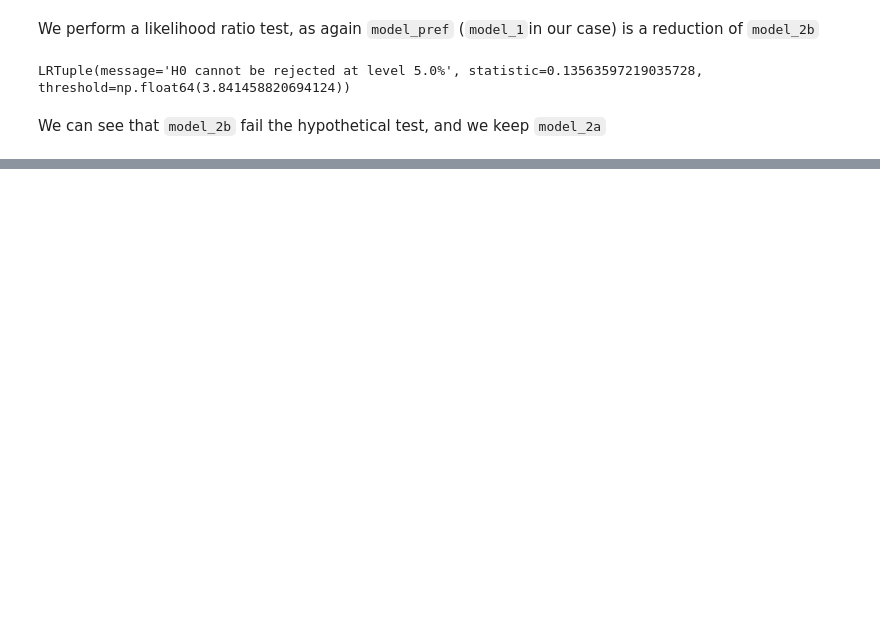
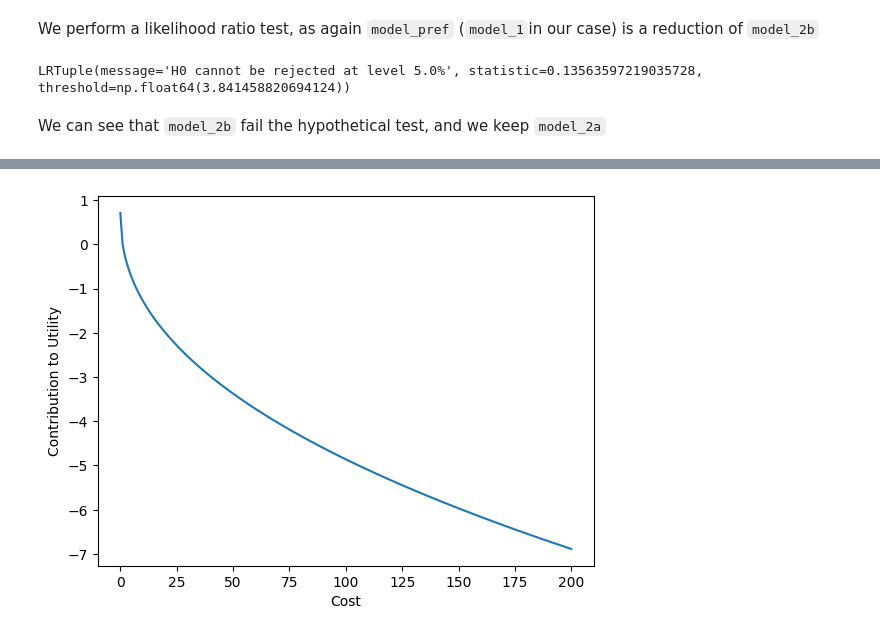
Before and after one commit to merlebleue/MMB2024-Project-Group09, a Jupyter notebook: project_group09.ipynb, the cells around one changed output, grey strips where cells are left out. Cells and saved outputs as stored; diff of their text form; code cells hidden in the pictures; blank space fills up the shorter version.

Commit message:
Have done model 3

```diff
--- a/project_group09.ipynb
+++ b/project_group09.ipynb
@@ -363,0 +370,25 @@ results_pref = results_2a
+# %%
+lambda_boxcox = Beta('lambda_boxcox', 1, -10, 10, 0)
+boxcox_cost_tp = boxcox(cost_transit, lambda_boxcox)
+boxcox_cost_driving = boxcox(cost_driving, lambda_boxcox)
+
+V_pt = seg_asc_pt + beta_cost * boxcox_cost_tp + beta_time_pt * dur_pt
+V_driving = seg_asc_driving + beta_cost * boxcox_cost_driving + beta_time_driving * dur_driving
+V_cycling = seg_asc_cycling + beta_time_cycling * dur_cycling
+V_walking = beta_time_walking * dur_walking # Note that asc_walking has been fixed to 0
+
+V = {
+    1: V_walking,
+    2: V_cycling,
+    3: V_pt,
+    4 : V_driving
+}
+
+logprob = loglogit(V, av=None, i=travel_mode)
+
+biogeme_3 = bio.BIOGEME(database, logprob)
+biogeme_3.modelName = "MODEL_3"
+
+results_3 = biogeme_3.estimate()
+print(results_3.print_general_statistics())
+results_3.get_estimated_parameters()
@@ -363,0 +421,15 @@ results_pref = results_2a
+# %%
+# Check impact on the utility
+import numpy as np
+
+lamda = results_3.get_beta_values()["lambda_boxcox"]
+xx = np.linspace(0, 200, 201)
+yy = (xx**(lamda) - 1) / (lamda) * results_3.get_beta_values()["beta_cost"]
+
+plt.plot(xx, yy)
+plt.xlabel("Cost")
+plt.ylabel("Contribution to Utility")
+
+plt.show()
+# %% [output]
+[figure, added]
```
Also changed, not shown: parts of 11 cells of this notebook, 1 other file.
